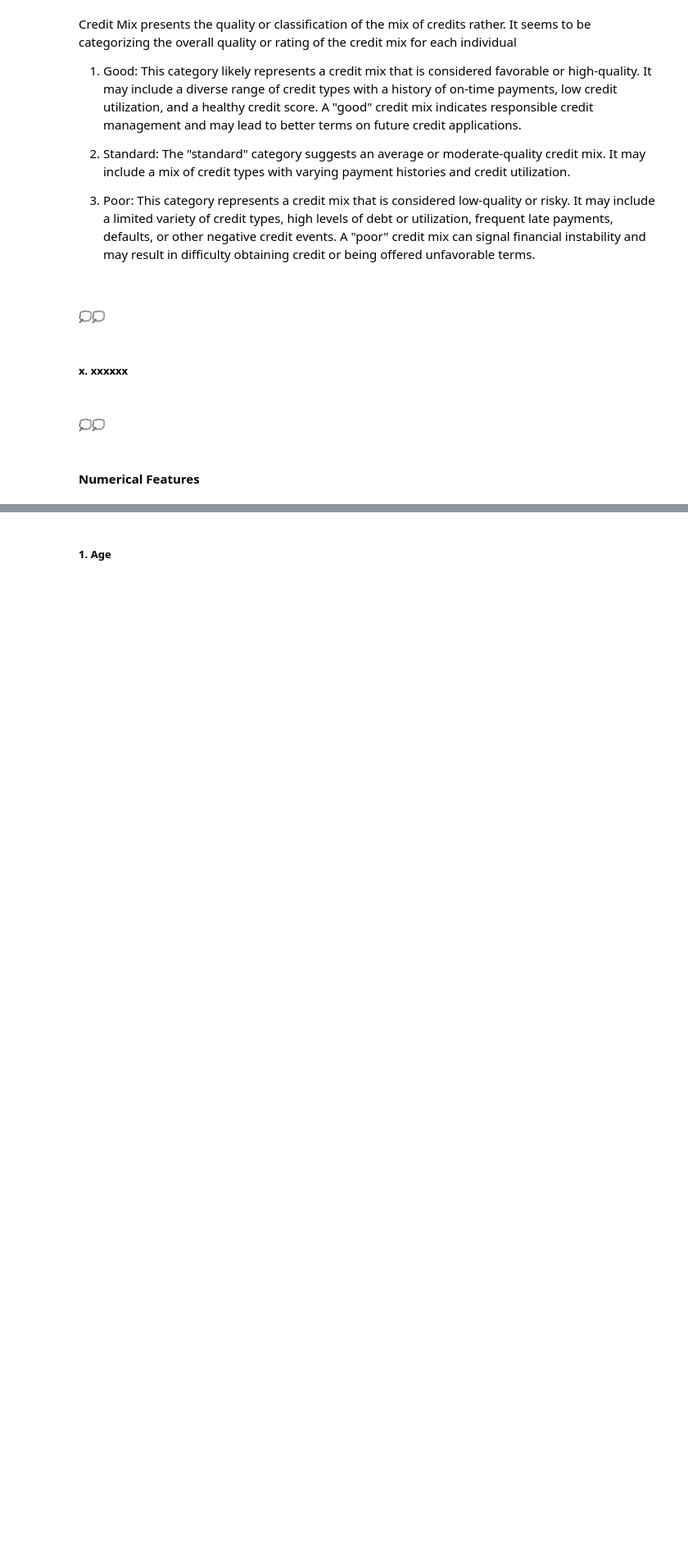
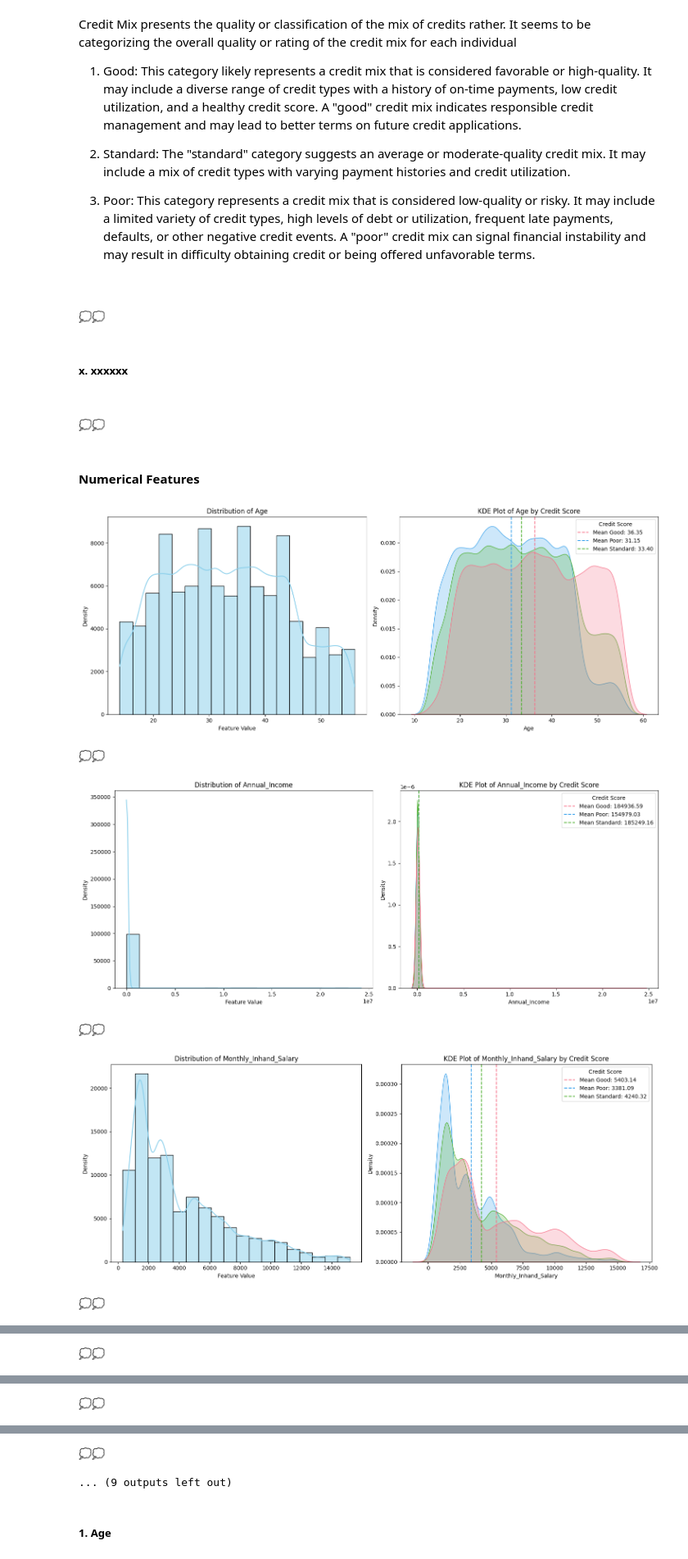
Before and after one commit to BasmaElhoseny01/Credit-Score-Classification-and-Analysis, a Jupyter notebook: src/preprocessing_visualizations.ipynb, the cells around one changed output, grey strips where cells are left out. Shown at 82% size. Cells and saved outputs as stored; diff of their text form; code cells hidden in the pictures; blank space fills up the shorter version.

```diff
--- a/src/preprocessing_visualizations.ipynb
+++ b/src/preprocessing_visualizations.ipynb
@@ -91,7 +91,7 @@ def draw_continuous_features_distribution(df,feature_name):
     plt.xlabel('Feature Value')
     plt.ylabel('Density')
     plt.title(f'Distribution of {feature_name}')
-    plt.show()
+
 
 def draw_continuous_features_KDE (df,feature_name):
     '''
@@ -113,7 +113,20 @@ def draw_continuous_features_KDE (df,feature_name):
     plt.xlabel(feature_name)
     plt.ylabel('Density')
     plt.title(f'KDE Plot of {feature_name} by Credit Score')
+
+
+def draw_continuous_feature(df,feature_name):
+    plt.figure(figsize=(15, 6))
+
+    plt.subplot(1, 2, 1)
+    draw_continuous_features_distribution(df, feature_name)
+
+    plt.subplot(1, 2, 2)
+    draw_continuous_features_KDE(df, feature_name)
+
+    plt.tight_layout()
     plt.show()
+
 
 
 def draw_continuous_features_correlation_matrix(df):
@@ -163,3 +176,34 @@ draw_count_plot(df=df, key='Occupation')
 ##### 💭💭
 # %% [markdown]
 #### Numerical Features
+# %%
+continuous_features = {
+    'Age': {"comment": "💭💭"},
+    'Annual_Income': {"comment": "💭💭"},
+    'Monthly_Inhand_Salary': {"comment": "💭💭"},
+    'Num_Bank_Accounts': {"comment": "💭💭"},
+    'Num_Credit_Card': {"comment": "💭💭"},
+    'Interest_Rate': {"comment": "💭💭"},
+    # 'Num_of_Loan': {"comment": "💭💭"},
+    'Delay_from_due_date': {"comment": "💭💭"},
+    'Num_of_Delayed_Payment': {"comment": "💭💭"},
+    'Changed_Credit_Limit': {"comment": "💭💭"},
+    'Num_Credit_Inquiries': {"comment": "💭💭"},
+    'Outstanding_Debt': {"comment": "💭💭"},
+    'Credit_Utilization_Ratio': {"comment": "💭💭"},
+    'Total_EMI_per_month': {"comment": "💭💭"},
+    'Amount_invested_monthly': {"comment": "💭💭"},
+    'Monthly_Balance': {"comment": "💭💭"}
+}
+
+# Loop over the keys in the dictionary
+for key,value in continuous_features.items():
+    draw_continuous_feature(df,feature_name=key)
+    print(value["comment"])
+# %% [output]
+[figure, added]
+💭💭
+[figure, added]
+💭💭
+[figure, added]
+💭💭
@@ -165,0 +211 @@ draw_count_plot(df=df, key='Occupation')
+💭💭
@@ -165,0 +213 @@ draw_count_plot(df=df, key='Occupation')
+💭💭
@@ -166,2 +215,4 @@ draw_count_plot(df=df, key='Occupation')
+💭💭
+... (9 outputs left out)
 # %% [markdown]
 ##### 1. Age
```
Also changed, not shown: parts of 4 cells of this notebook.
